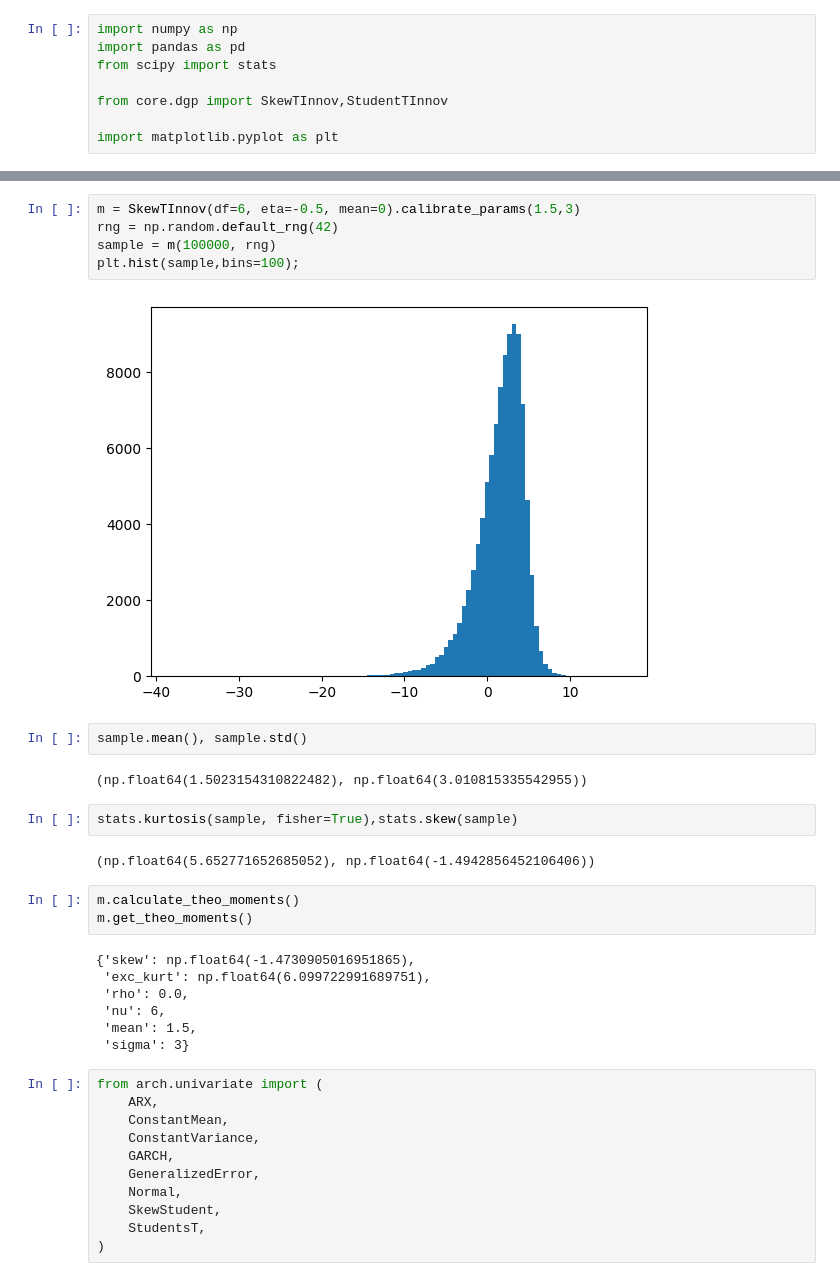
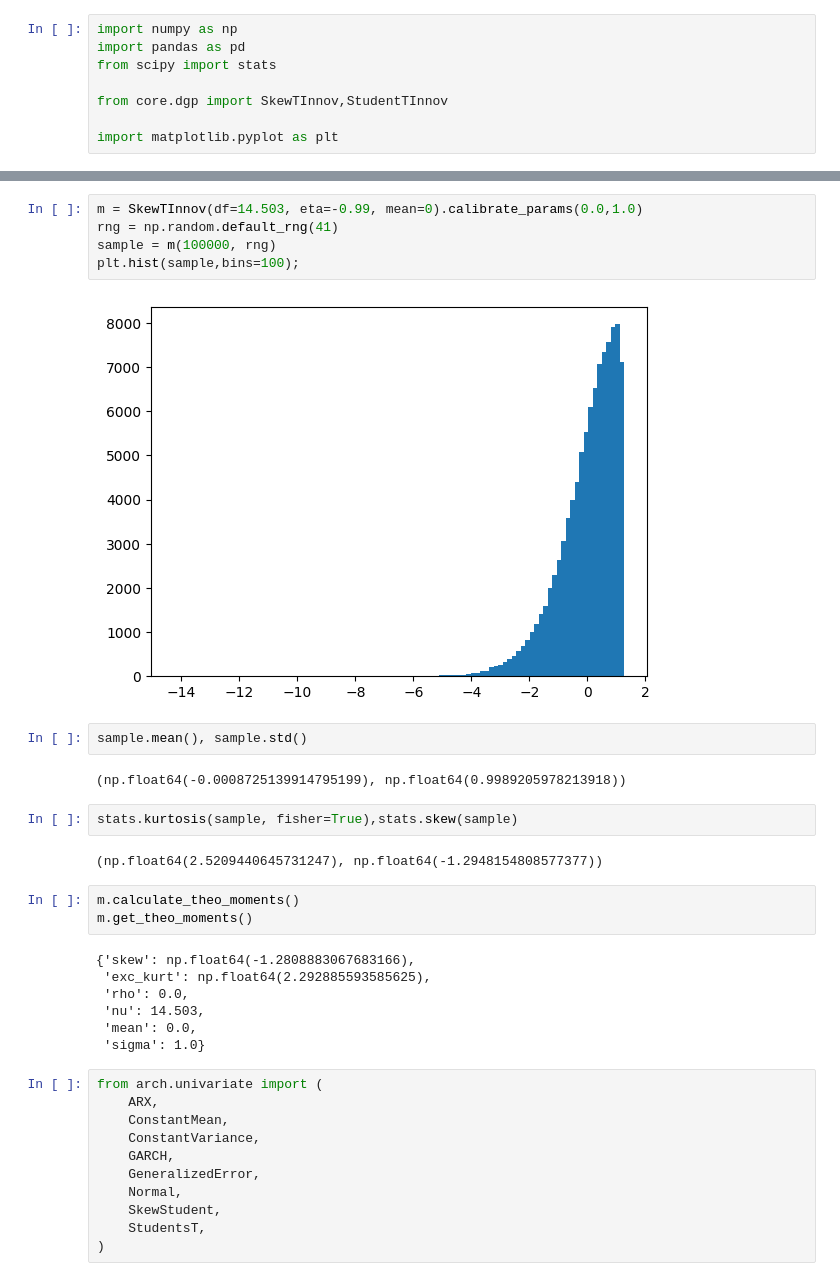
Before and after one commit to Fabro2701/sharpe_ratio_TFM, a Jupyter notebook: notebooks/test.ipynb, the cells around one changed output, grey strips where cells are left out. Cells and saved outputs as stored; diff of their text form.

```diff
--- a/notebooks/test.ipynb
+++ b/notebooks/test.ipynb
@@ -9,28 +137,28 @@ import matplotlib.pyplot as plt
 # %%
-m = SkewTInnov(df=6, eta=-0.5, mean=0).calibrate_params(1.5,3)
-rng = np.random.default_rng(42)
+m = SkewTInnov(df=14.503, eta=-0.99, mean=0).calibrate_params(0.0,1.0)
+rng = np.random.default_rng(41)
 sample = m(100000, rng)
 plt.hist(sample,bins=100);
 # %% [output]
-[figure, old version]
+[figure, new version]
 # %%
 sample.mean(), sample.std()
 # %% [output]
-(np.float64(1.5023154310822482), np.float64(3.010815335542955))
+(np.float64(-0.0008725139914795199), np.float64(0.9989205978213918))
 # %%
 stats.kurtosis(sample, fisher=True),stats.skew(sample)
 # %% [output]
-(np.float64(5.652771652685052), np.float64(-1.4942856452106406))
+(np.float64(2.5209440645731247), np.float64(-1.2948154808577377))
 # %%
 m.calculate_theo_moments()
 m.get_theo_moments()
 # %% [output]
-{'skew': np.float64(-1.4730905016951865),
- 'exc_kurt': np.float64(6.099722991689751),
+{'skew': np.float64(-1.2808883067683166),
+ 'exc_kurt': np.float64(2.292885593585625),
  'rho': 0.0,
- 'nu': 6,
- 'mean': 1.5,
- 'sigma': 3}
+ 'nu': 14.503,
+ 'mean': 0.0,
+ 'sigma': 1.0}
 # %%
 from arch.univariate import (
     ARX,
```
Also changed, not shown: parts of 40 cells of this notebook, 10 other files.
